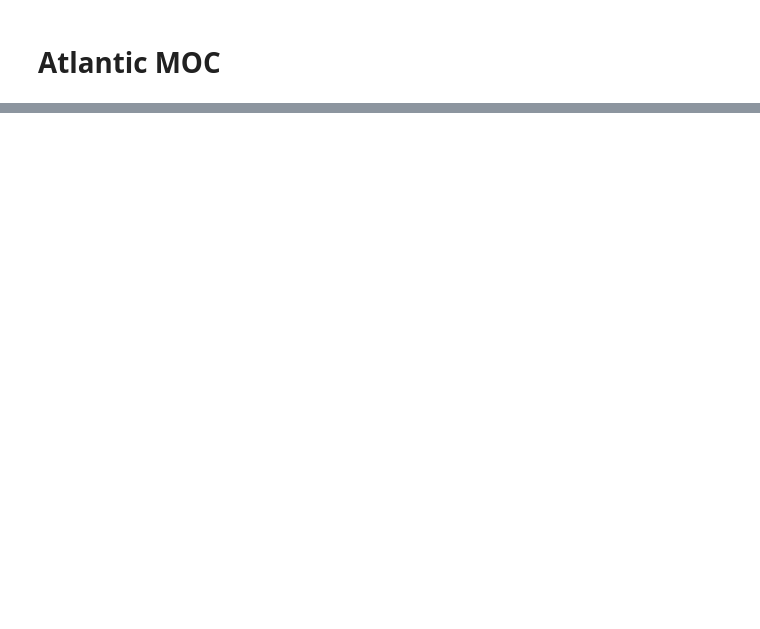
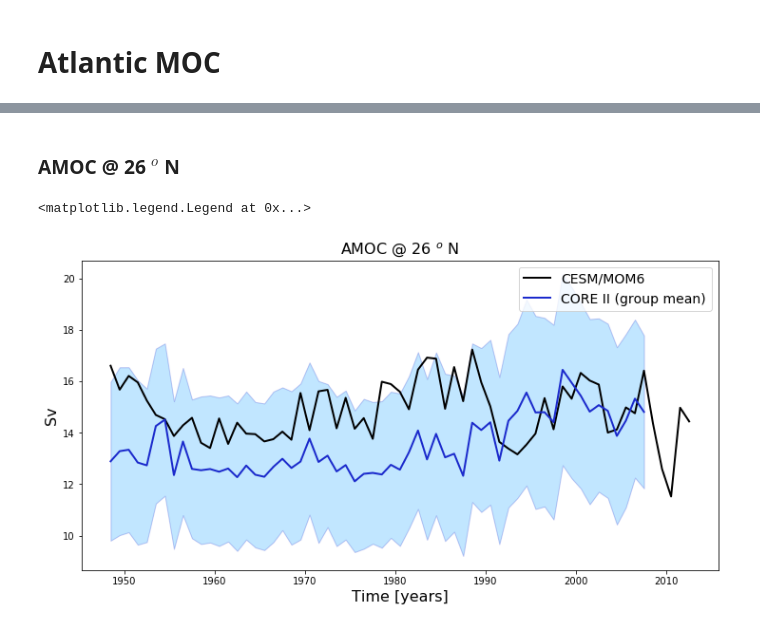
Before and after one commit to NCAR/mom6-tools, a Jupyter notebook: docs/source/examples/meridional_overturning.ipynb, the cells around one changed output, grey strips where cells are left out. Saved outputs shown, nothing was run; the diff lists cells and outputs as text; code cells hidden in the pictures; blank space fills up the shorter version.

```diff
--- a/docs/source/examples/meridional_overturning.ipynb
+++ b/docs/source/examples/meridional_overturning.ipynb
@@ -131,0 +139,36 @@ Text(0.5, 0.98, 'g.c2b6.GNYF.T62_t061.long_run_nuopc.001 ')
+# %%
+dtime = ds.time.values
+
+amoc_26 = np.zeros(len(dtime))
+amoc_45 = np.zeros(len(dtime))
+
+# loop in time
+for t in range(len(dtime)):
+    tmp = np.ma.masked_invalid(ds[varName].sel(time=dtime[t]).values)
+    tmp = tmp[:].filled(0.)
+    psi = MOCpsi(tmp, vmsk=m*numpy.roll(m,-1,axis=-2))*conversion_factor
+    psi = 0.5 * (psi[0:-1,:]+psi[1::,:])
+    amoc_26[t] = findExtrema(yy, z, psi, min_lat=26.5, max_lat=27., plot=False)
+    amoc_45[t] = findExtrema(yy, z, psi, min_lat=44., max_lat=46., plot=False)
+# %% [markdown]
+### AMOC @ 26 $^o$ N
+# %%
+# load AMOC time series data (5th) cycle used in Danabasoglu et al., doi:10.1016/j.ocemod.2015.11.007
+path = '/glade/p/cesm/omwg/amoc/COREII_AMOC_papers/papers/COREII.variability/data.original/'
+amoc_core_26 = xr.open_dataset(path+'AMOCts.cyc5.26p5.nc')
+
+# plot
+fig = plt.figure(figsize=(12, 6))
+plt.plot(dtime+1948.,amoc_26, color='k', label='CESM/MOM6', lw=2)
+# core data
+core_mean = amoc_core_26['MOC'].mean(axis=0).data
+core_std = amoc_core_26['MOC'].std(axis=0).data
+plt.plot(amoc_core_26.time,core_mean, 'k', label='CORE II (group mean)', color='#1B2ACC', lw=2)
+plt.fill_between(amoc_core_26.time, core_mean-core_std, core_mean+core_std,
+    alpha=0.25, edgecolor='#1B2ACC', facecolor='#089FFF')
+plt.title('AMOC @ 26 $^o$ N', fontsize=16)
+plt.xlabel('Time [years]', fontsize=16); plt.ylabel('Sv', fontsize=16)
+plt.legend(fontsize=14)
+# %% [output]
+<matplotlib.legend.Legend at 0x...>
+[figure, added]
```
Also changed, not shown: parts of 7 cells of this notebook, 5 other files.
